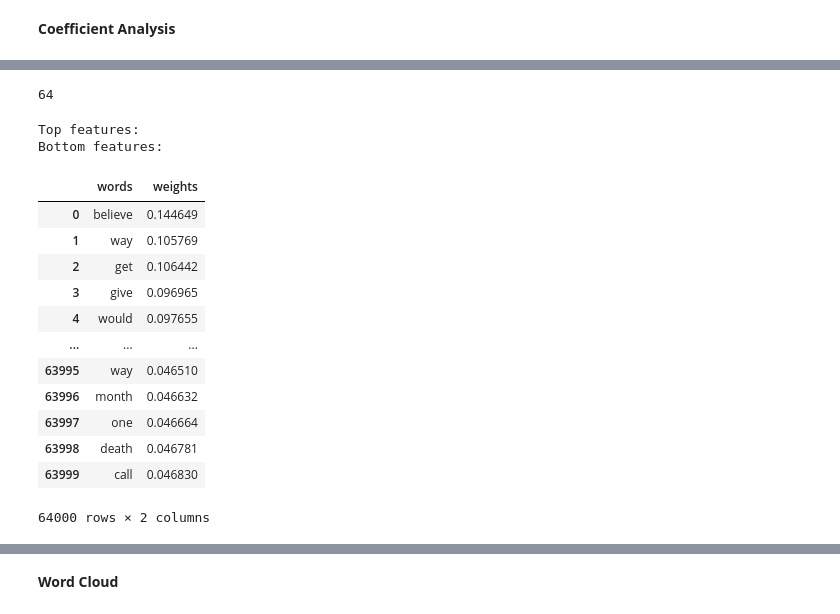
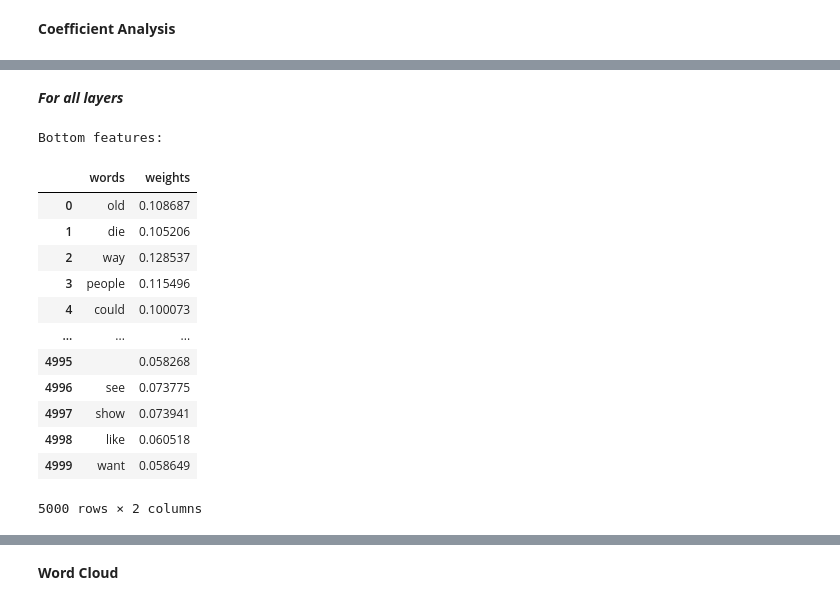
Before and after one commit to yvferreiro/MasterThesis, a Jupyter notebook: RNN.ipynb, the cells around one changed output, grey strips where cells are left out. Drawn from its saved outputs; the diff is of its cells as text; code cells hidden in the pictures.

```diff
--- a/RNN.ipynb
+++ b/RNN.ipynb
@@ -117,13 +135,13 @@ encoder = tf.keras.layers.TextVectorization(
     max_tokens=vocab_size)
 encoder.adapt(train_dataset.map(lambda text, label: text))
 # %%
-vocab = np.array(encoder.get_vocabulary())
-vocab_dict = dict(enumerate(vocab))
+encoded_vocab = np.array(encoder.get_vocabulary())
+vocab_dict = dict(enumerate(encoded_vocab))
 #vocab_dict
 # %% [markdown]
 **RNN/LSTM Architecture**
 # %%
-model = tf.keras.Sequential([
+rnn = tf.keras.Sequential([
     encoder,
     tf.keras.layers.Embedding(len(encoder.get_vocabulary()), 64, mask_zero=True),
     tf.keras.layers.Bidirectional(tf.keras.layers.LSTM(64,  return_sequences=True)),
@@ -168,8 +173,10 @@ train_dataset
 # %%
-model.compile(loss=tf.keras.losses.SparseCategoricalCrossentropy(from_logits=True),
+rnn.compile(loss=tf.keras.losses.SparseCategoricalCrossentropy(from_logits=True),
               optimizer=tf.keras.optimizers.Adam(1e-4),
               metrics=['accuracy'])
 # %%
-history = model.fit(train_dataset, epochs=1,
-                    validation_data=test_dataset)
+early_stop = EarlyStopping(monitor='val_loss', patience=5, verbose=1)
+fitted_model = rnn.fit(train_dataset, epochs=1,
+                    validation_data=test_dataset,
+                    callbacks = [early_stop])
 # %% [output]
@@ -237,55 +266,48 @@ model.layers #6 is the Dense layer
-# %%
-model.layers[0].get_weights()
-# %% [output]
-64
+# %% [markdown]
+***For all layers***
 # %%
 # Get the feature weights
-weights = model.layers[1].get_weights()[0] #1 is what we have been using so farfor layers
+weights = rnn.layers[1].get_weights()[0] #1 is what we have been using so farfor layers
 
 # Sort the feature weights
 sorted_weights = np.sort(weights, axis=0)[::-1]
 
 # Select the top 1000 features
-top_features = sorted_weights[:1000]
+top_features = sorted_weights[:5000]
 
 # Select the bottom 1000 features
-bottom_features = sorted_weights[-1000:]
+bottom_features = sorted_weights[-5000:]
 
-vocab_dict = dict(enumerate(vocab))
+vocab_dict = dict(enumerate(encoded_vocab))
 
 # Map the features back to words
-#top_words = [word for word, idx in sorted(vocab_dict.items(), key=lambda x: weights[int(x[1])] if (x[1] != "" and x[0] != "[UNK]") else 0, reverse=True)[:1000]]
-#bottom_words = [word for word, idx in sorted(vocab_dict.items(), key=lambda x: weights[int(x[1])] if x[1] != "" and x[0] != "[UNK]" else 0, reverse=False)[:1000]]
-
-top_words = vocab[np.argsort(weights[:,::-1])[:1000]]
-bottom_words = vocab[np.argsort(weights)][:1000]
+top_words = encoded_vocab[np.argsort(weights[:,::-1])[:5000]]
+bottom_words = encoded_vocab[np.argsort(weights)][:5000]
 
 
-# Print the top and bottom features
-print("Top features:")#, top_words, type(top_features))
+# top
 s1h = pd.Series(top_words.ravel(), name='words') #ravel() to flatten
 s2h= pd.Series(top_features.ravel(), name='weights')
 df_high = pd.concat([s1h, s2h], axis = 1)
 #df_high
 
+#bottom
 print("Bottom features:")#, top_words, type(top_features))
 s1l = pd.Series(bottom_words.ravel(), name='words') #ravel() to flatten
 s2l= pd.Series(bottom_features.ravel(), name='weights')
 df_low = pd.concat([s1l, s2l], axis = 1)
-df_high
 # %% [output]
-Top features:
 Bottom features:
 |  | words | weights |
-| 0 | believe | 0.144649 |
-| 1 | way | 0.105769 |
-| 2 | get | 0.106442 |
-| 3 | give | 0.096965 |
-| 4 | would | 0.097655 |
+| 0 | old | 0.108687 |
+| 1 | die | 0.105206 |
+| 2 | way | 0.128537 |
+| 3 | people | 0.115496 |
+| 4 | could | 0.100073 |
 | ... | ... | ... |
-| 63995 | way | 0.046510 |
-| 63996 | month | 0.046632 |
-| 63997 | one | 0.046664 |
-| 63998 | death | 0.046781 |
-| 63999 | call | 0.046830 |
+| 4995 |  | 0.058268 |
+| 4996 | see | 0.073775 |
+| 4997 | show | 0.073941 |
+| 4998 | like | 0.060518 |
+| 4999 | want | 0.058649 |
-64000 rows × 2 columns
+5000 rows × 2 columns
```
Also changed, not shown: parts of 25 cells of this notebook.
